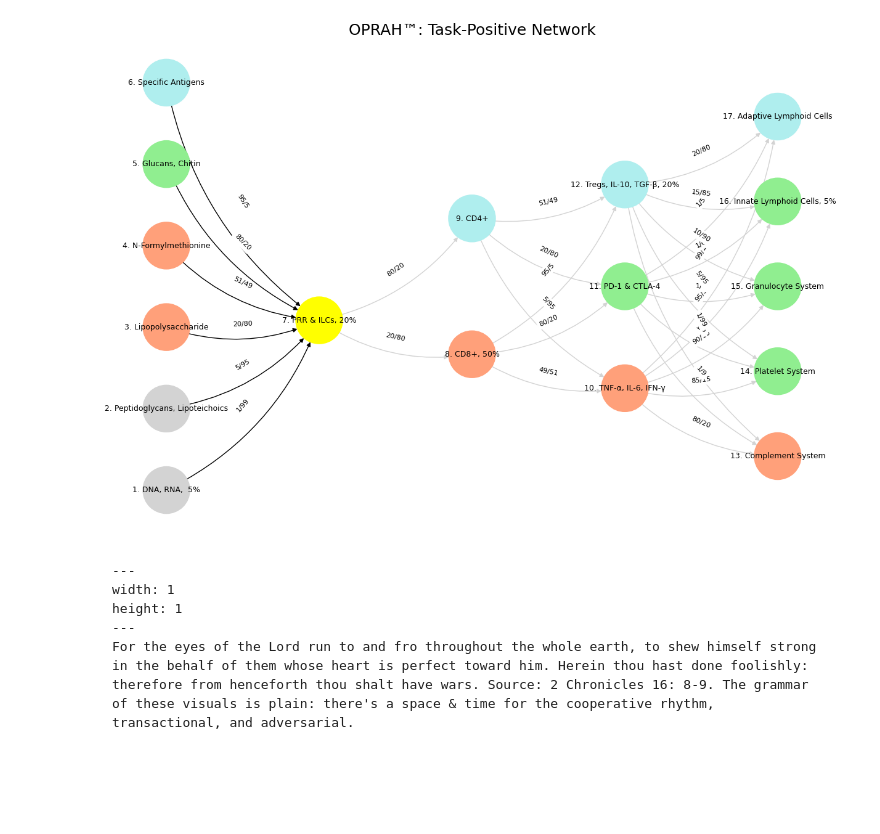
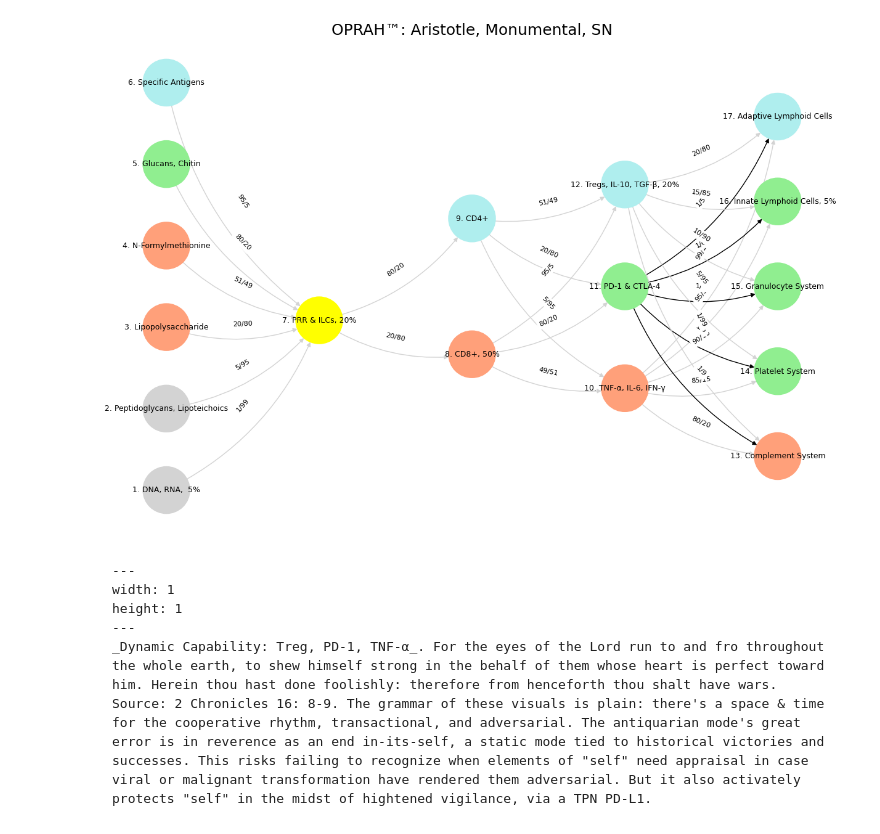
Before and after one commit to abikesa/startup, a Jupyter notebook: kitabo/ensi/_build/jupyter_execute/act1/chapter2.ipynb, the cells around one changed output. Cells and saved outputs as stored; diff of their text form; code cells hidden in the pictures; blank space fills up the shorter version.

````diff
--- a/kitabo/ensi/_build/jupyter_execute/act1/chapter2.ipynb
+++ b/kitabo/ensi/_build/jupyter_execute/act1/chapter2.ipynb
@@ -80,12 +80,11 @@ def define_edges():
 # Define edges to be highlighted in black
 def define_black_edges():
     return {
-        ('DNA, RNA,  5%', 'PRR & ILCs, 20%'): '1/99',
-        ('Peptidoglycans, Lipoteichoics', 'PRR & ILCs, 20%'): '5/95',
-        ('Lipopolysaccharide', 'PRR & ILCs, 20%'): '20/80',
-        ('N-Formylmethionine', 'PRR & ILCs, 20%'): '51/49',
-        ("Glucans, Chitin", 'PRR & ILCs, 20%'): '80/20',
-        ('Specific Antigens', 'PRR & ILCs, 20%'): '95/5',
+        ('PD-1 & CTLA-4', 'Complement System'): '1/9',
+        ('PD-1 & CTLA-4', 'Platelet System'): '1/8',
+        ('PD-1 & CTLA-4', 'Granulocyte System'): '1/7',
+        ('PD-1 & CTLA-4', 'Innate Lymphoid Cells, 5%'): '1/6',
+        ('PD-1 & CTLA-4', 'Adaptive Lymphoid Cells'): '1/5',
     }
 
 # Calculate node positions
@@ -117,40 +116,40 @@ def visualize_nn():
         positions = calculate_positions(nodes, x_offset=i * 2)
         for node, position in zip(nodes, positions):
             new_node = mapping[node]
             G.add_node(new_node, layer=layer_name)
             pos[new_node] = position
             node_colors.append(colors.get(node, 'lightgray'))
 
     # Add edges with updated node labels
     edge_colors = []
     for (source, target), weight in edges.items():
         if source in mapping and target in mapping:
             new_source = mapping[source]
             new_target = mapping[target]
             G.add_edge(new_source, new_target, weight=weight)
             edge_colors.append('black' if (source, target) in black_edges else 'lightgrey')
 
     # Draw the graph
     plt.figure(figsize=(12, 8))
     edges_labels = {(u, v): d["weight"] for u, v, d in G.edges(data=True)}
 
     nx.draw(
         G, pos, with_labels=True, node_color=node_colors, edge_color=edge_colors,
         node_size=3000, font_size=9, connectionstyle="arc3,rad=0.2"
     )
     nx.draw_networkx_edge_labels(G, pos, edge_labels=edges_labels, font_size=8)
-    plt.title("OPRAH™: Task-Positive Network", fontsize=18)
+    plt.title("OPRAH™: Aristotle, Monumental, SN", fontsize=18)
     plt.show()
 
 # Run the visualization
 visualize_nn()
 # %% [output]
-[figure, old version]
+[figure, new version]
 # %% [markdown]
 ```{figure} ../figures/blanche.*
 ---
 width: 1
 height: 1
 ---
-For the eyes of the Lord run to and fro throughout the whole earth, to shew himself strong in the behalf of them whose heart is perfect toward him. Herein thou hast done foolishly: therefore from henceforth thou shalt have wars. Source: 2 Chronicles 16: 8-9. The grammar of these visuals is plain: there's a space & time for the cooperative rhythm, transactional, and adversarial.
+_Dynamic Capability: Treg, PD-1, TNF-α_. For the eyes of the Lord run to and fro throughout the whole earth, to shew himself strong in the behalf of them whose heart is perfect toward him. Herein thou hast done foolishly: therefore from henceforth thou shalt have wars. Source: 2 Chronicles 16: 8-9. The grammar of these visuals is plain: there's a space & time for the cooperative rhythm, transactional, and adversarial. The antiquarian mode's great error is in reverence as an end in-its-self, a static mode tied to historical victories and successes. This risks failing to recognize when elements of "self" need appraisal in case viral or malignant transformation have rendered them adversarial. But it also activately protects "self" in the midst of hightened vigilance, via a TPN PD-L1.
 ```
````
Also changed, not shown: 13 other files.
